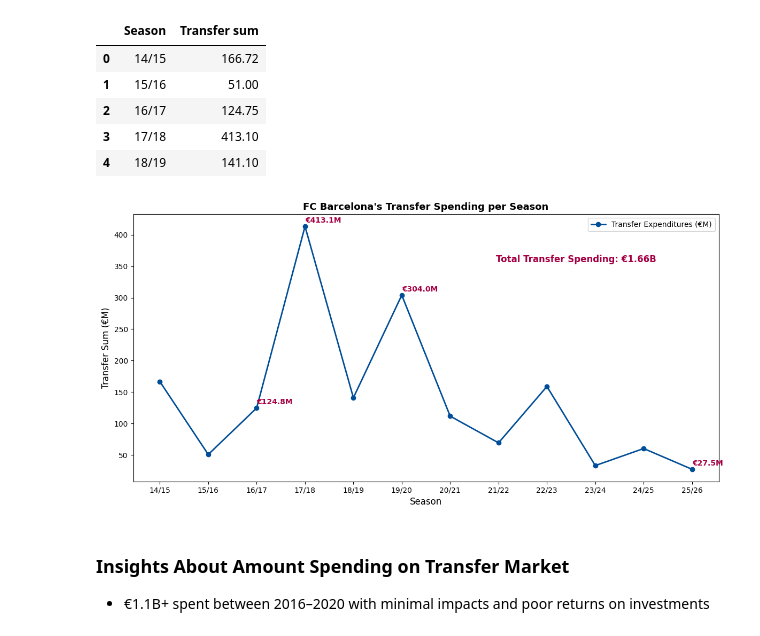
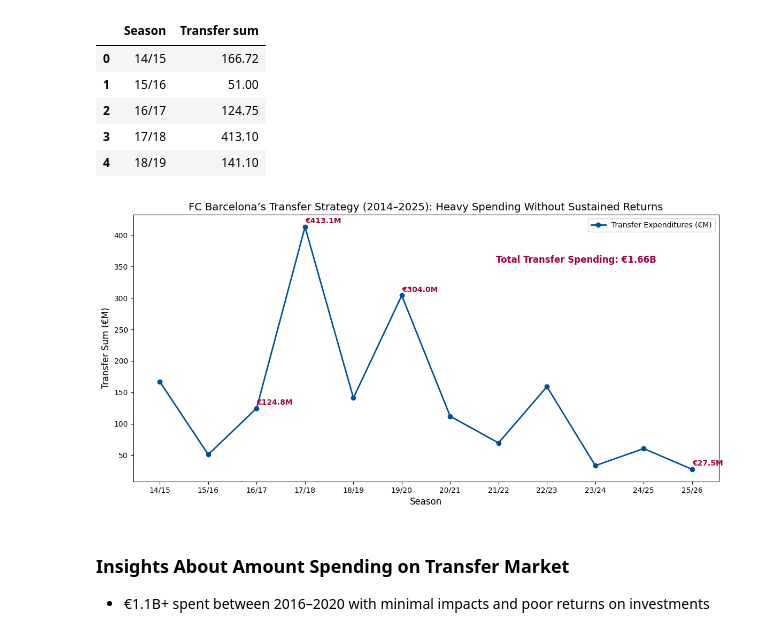
Before and after one commit to linhtran1003/FCB_Peformance_Financial, a Jupyter notebook: FCB_performance_analysis.ipynb, the cells around one changed output. Cells and saved outputs as stored; diff of their text form; code cells hidden in the pictures.

```diff
--- a/FCB_performance_analysis.ipynb
+++ b/FCB_performance_analysis.ipynb
@@ -342,36 +342,36 @@ plt.plot(
     label="Transfer Expenditures (€M)"
 )
 
-plt.title("FC Barcelona's Transfer Spending per Season", fontsize=13, weight='bold')
+plt.title("FC Barcelona’s Transfer Strategy (2014–2025): Heavy Spending Without Sustained Returns", fontsize=14)
 plt.xlabel("Season", fontsize=12)
 plt.ylabel("Transfer Sum (€M)", fontsize=12)
 total_spending = df5["Transfer sum"].sum()/1000
 
 # add annotation
 plt.text(
     0.62, 0.82, f"Total Transfer Spending: €{total_spending:.2f}B", transform=plt.gca().transAxes,
     fontsize=12, color="#A50044", weight='bold'
 )
 
 highlight_seasons = ["16/17", "17/18", "19/20", "25/26"]
 
 for season in highlight_seasons:
     value = df5.loc[df5["Season"] == season, "Transfer sum"].values[0]
     plt.annotate(
         f"€{value:.1f}M",
         xy=(season, value),
         xytext=(0, 5),
         textcoords='offset points',
         ha='left',
         fontsize=10,
         color="#A50044",
         weight='bold'
     )
 plt.legend()
 plt.tight_layout()
 plt.savefig("./outputs/figures/transfer_expenditures.png")
 # %% [output]
-[figure, old version]
+[figure, new version]
 # %% [markdown]
 ### Insights About Amount Spending on Transfer Market
 - €1.1B+ spent between 2016–2020 with minimal impacts and poor returns on investments
```
Also changed, not shown: parts of 5 cells of this notebook, 3 other files.
